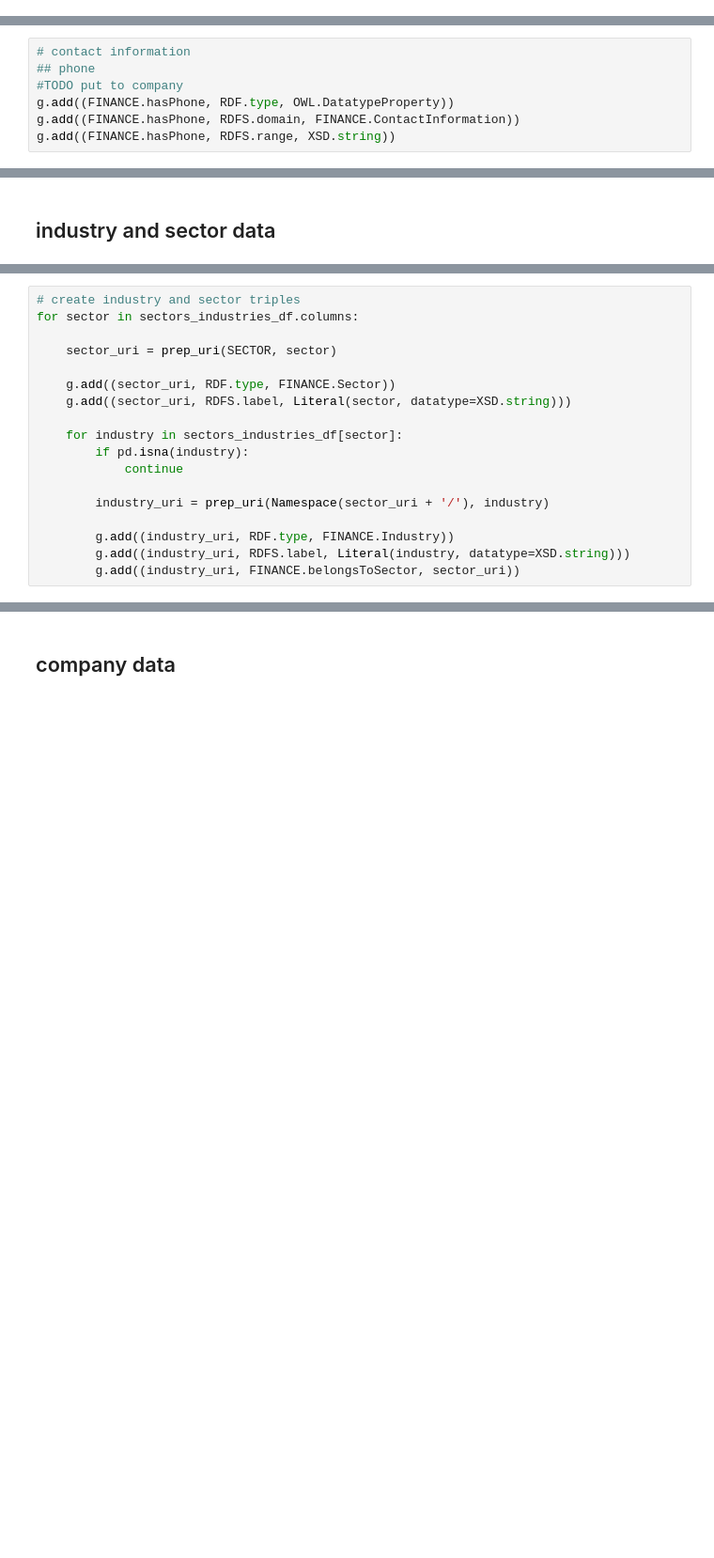
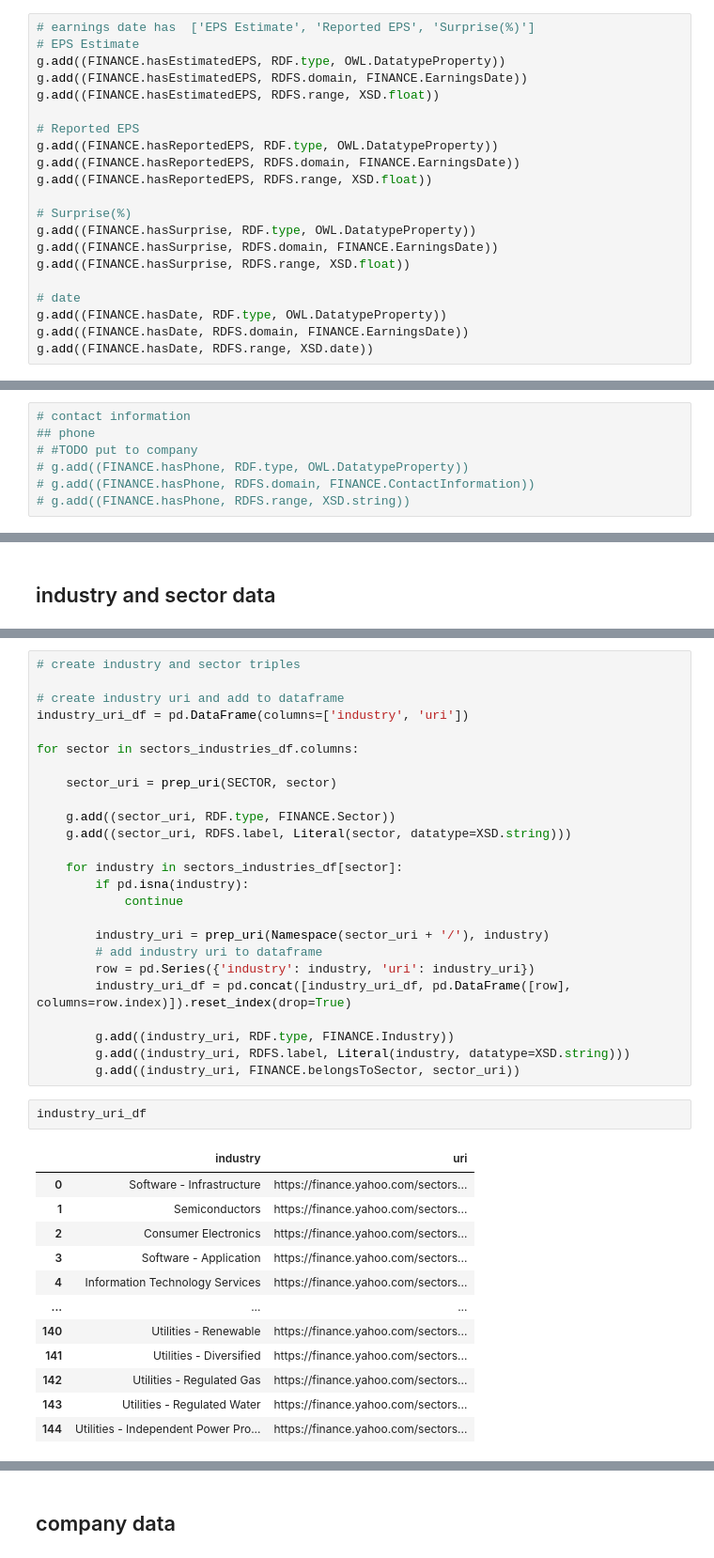
Before and after one commit to coppeneur/finance-kg, a Jupyter notebook: finance-kg.ipynb, the cells around one changed output, grey strips where cells are left out. Shown at 94% size. Drawn from its saved outputs; the diff is of its cells as text; blank space fills up the shorter version.

Commit message:
finance-kg done

```diff
--- a/finance-kg.ipynb
+++ b/finance-kg.ipynb
@@ -122,0 +178,21 @@ g.add((FINANCE.hasFinancialData, RDFS.range, FINANCE.FinancialData))
+# %%
+# earnings date has  ['EPS Estimate', 'Reported EPS', 'Surprise(%)']
+# EPS Estimate
+g.add((FINANCE.hasEstimatedEPS, RDF.type, OWL.DatatypeProperty))
+g.add((FINANCE.hasEstimatedEPS, RDFS.domain, FINANCE.EarningsDate))
+g.add((FINANCE.hasEstimatedEPS, RDFS.range, XSD.float))
+
+# Reported EPS
+g.add((FINANCE.hasReportedEPS, RDF.type, OWL.DatatypeProperty))
+g.add((FINANCE.hasReportedEPS, RDFS.domain, FINANCE.EarningsDate))
+g.add((FINANCE.hasReportedEPS, RDFS.range, XSD.float))
+
+# Surprise(%)
+g.add((FINANCE.hasSurprise, RDF.type, OWL.DatatypeProperty))
+g.add((FINANCE.hasSurprise, RDFS.domain, FINANCE.EarningsDate))
+g.add((FINANCE.hasSurprise, RDFS.range, XSD.float))
+
+# date
+g.add((FINANCE.hasDate, RDF.type, OWL.DatatypeProperty))
+g.add((FINANCE.hasDate, RDFS.domain, FINANCE.EarningsDate))
+g.add((FINANCE.hasDate, RDFS.range, XSD.date))
@@ -209,7 +410,7 @@ g.add((FINANCE.hasState, RDFS.range, XSD.string))
 # %%
 # contact information
 ## phone
-#TODO put to company
-g.add((FINANCE.hasPhone, RDF.type, OWL.DatatypeProperty))
-g.add((FINANCE.hasPhone, RDFS.domain, FINANCE.ContactInformation))
-g.add((FINANCE.hasPhone, RDFS.range, XSD.string))
+# #TODO put to company
+# g.add((FINANCE.hasPhone, RDF.type, OWL.DatatypeProperty))
+# g.add((FINANCE.hasPhone, RDFS.domain, FINANCE.ContactInformation))
+# g.add((FINANCE.hasPhone, RDFS.range, XSD.string))
@@ -251,6 +452,10 @@ sectors_industries_df.head()
 | 4 | Information Technology Services | Capital Markets | Diagnostics & Research | Travel Services | Building Products & Equipment | Advertising Agencies | ... |
 # %%
 # create industry and sector triples
+
+# create industry uri and add to dataframe
+industry_uri_df = pd.DataFrame(columns=['industry', 'uri'])
+
 for sector in sectors_industries_df.columns:
 
     sector_uri = prep_uri(SECTOR, sector)
@@ -263,7 +468,25 @@ for sector in sectors_industries_df.columns:
             continue
 
         industry_uri = prep_uri(Namespace(sector_uri + '/'), industry)
+        # add industry uri to dataframe
+        row = pd.Series({'industry': industry, 'uri': industry_uri})
+        industry_uri_df = pd.concat([industry_uri_df, pd.DataFrame([row], columns=row.index)]).reset_index(drop=True)
 
         g.add((industry_uri, RDF.type, FINANCE.Industry))
         g.add((industry_uri, RDFS.label, Literal(industry, datatype=XSD.string)))
         g.add((industry_uri, FINANCE.belongsToSector, sector_uri))
+# %%
+industry_uri_df
+# %% [output]
+|  | industry | uri |
+| 0 | Software - Infrastructure | https://finance.yahoo.com/sectors... |
+| 1 | Semiconductors | https://finance.yahoo.com/sectors... |
+| 2 | Consumer Electronics | https://finance.yahoo.com/sectors... |
+| 3 | Software - Application | https://finance.yahoo.com/sectors... |
+| 4 | Information Technology Services | https://finance.yahoo.com/sectors... |
+| ... | ... | ... |
+| 140 | Utilities - Renewable | https://finance.yahoo.com/sectors... |
+| 141 | Utilities - Diversified | https://finance.yahoo.com/sectors... |
+| 142 | Utilities - Regulated Gas | https://finance.yahoo.com/sectors... |
+| 143 | Utilities - Regulated Water | https://finance.yahoo.com/sectors... |
+| 144 | Utilities - Independent Power Pro... | https://finance.yahoo.com/sectors... |
```
Also changed, not shown: parts of 51 cells of this notebook.
